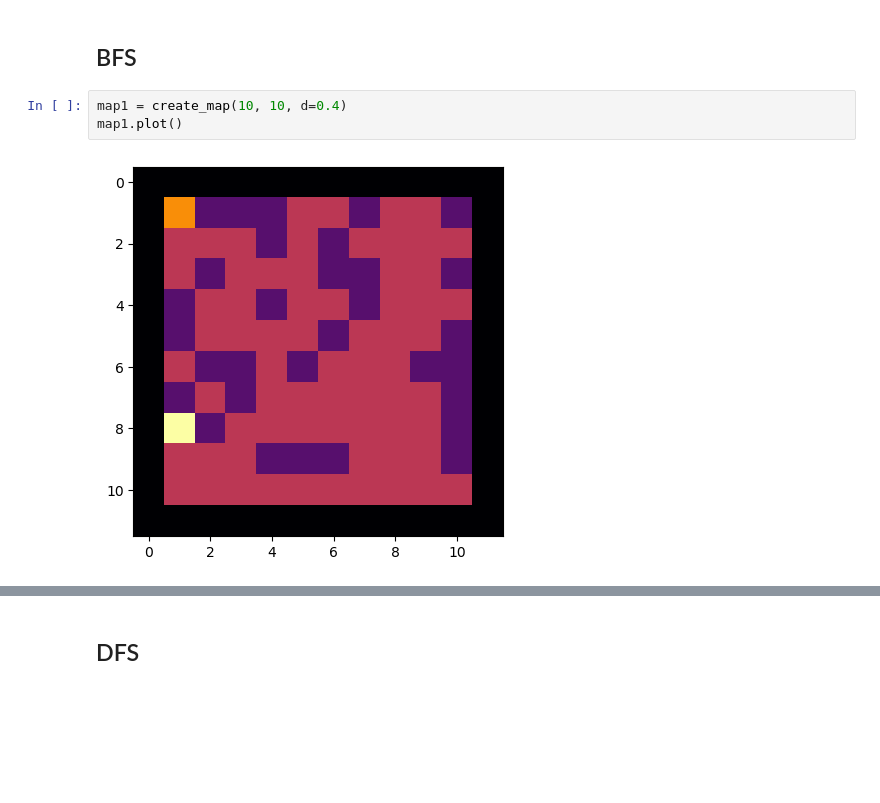
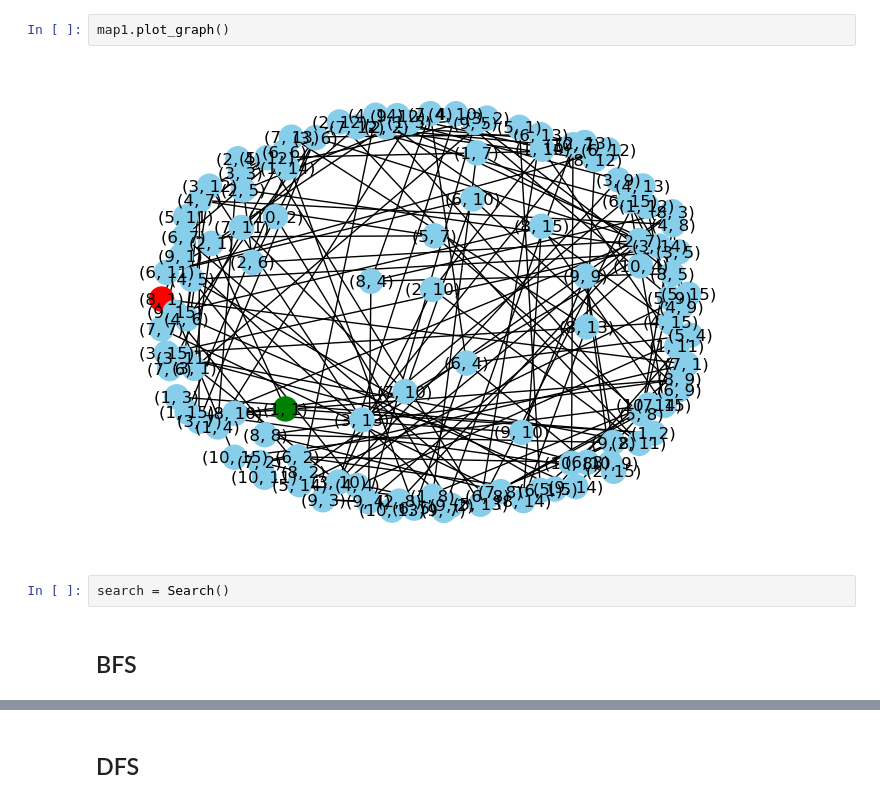
Before and after one commit to erenolg/BFS-DFS-Visualization, a Jupyter notebook: run.ipynb, the cells around one changed output, grey strips where cells are left out. Cells and saved outputs as stored; diff of their text form; blank space fills up the shorter version.

```diff
--- a/run.ipynb
+++ b/run.ipynb
@@ -7,8 +12,9 @@ from util.create_map import create_map
+# %%
+map1.plot_graph()
+# %% [output]
+[figure, added]
+# %%
+search = Search()
 # %% [markdown]
 ## BFS
-# %%
-map1 = create_map(10, 10, d=0.4)
-map1.plot()
-# %% [output]
-[figure, removed]
 # %%
```
Also changed, not shown: parts of 8 cells of this notebook, 5 other files.
